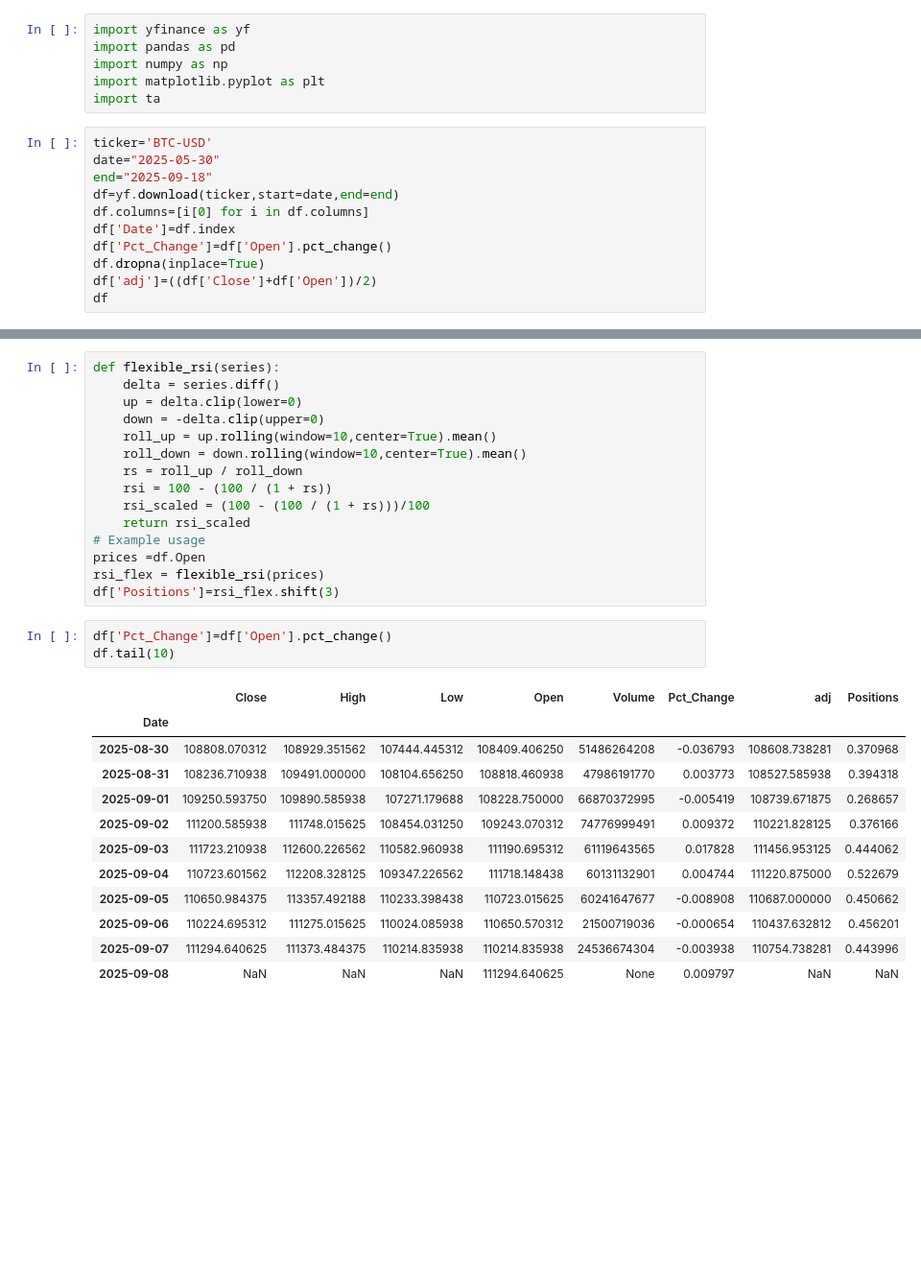
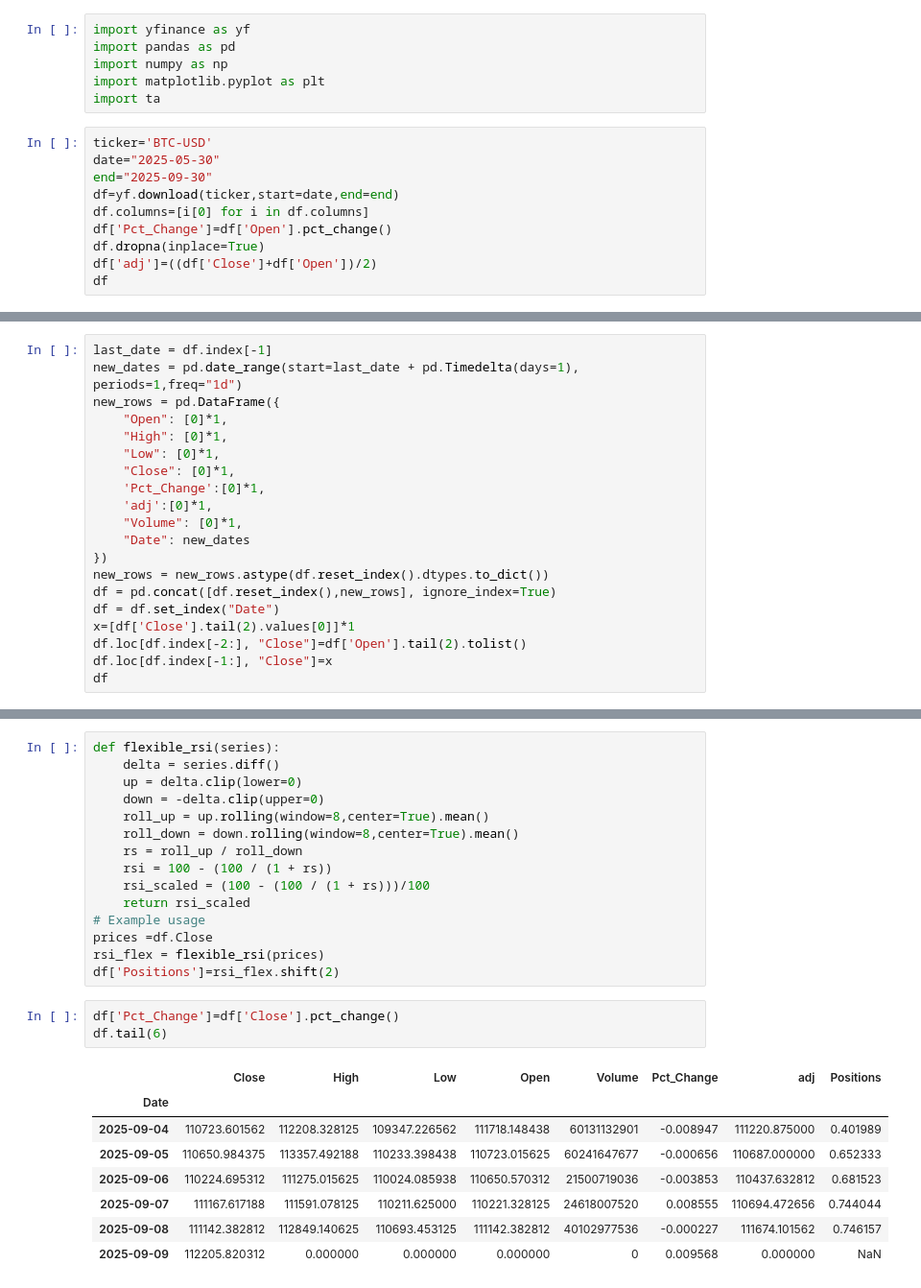
Before and after one commit to nafissaad/Tutorial1, a Jupyter notebook: Tutorial/My projects/My Portfolio/Untitled1.ipynb, the cells around one changed output, grey strips where cells are left out. Shown at 96% size. Cells and saved outputs as stored; diff of their text form; blank space fills up the shorter version.

```diff
--- a/Tutorial/My projects/My Portfolio/Untitled1.ipynb
+++ b/Tutorial/My projects/My Portfolio/Untitled1.ipynb
@@ -7,10 +7,9 @@ import ta
 # %%
 ticker='BTC-USD'
 date="2025-05-30"
-end="2025-09-18"
+end="2025-09-30"
 df=yf.download(ticker,start=date,end=end)
 df.columns=[i[0] for i in df.columns]
-df['Date']=df.index
 df['Pct_Change']=df['Open'].pct_change()
 df.dropna(inplace=True)
 df['adj']=((df['Close']+df['Open'])/2)
@@ -68,0 +33,20 @@ df
+# %%
+last_date = df.index[-1]
+new_dates = pd.date_range(start=last_date + pd.Timedelta(days=1), periods=1,freq="1d")
+new_rows = pd.DataFrame({
+    "Open": [0]*1,
+    "High": [0]*1,
+    "Low": [0]*1,
+    "Close": [0]*1,
+    'Pct_Change':[0]*1,
+    'adj':[0]*1,
+    "Volume": [0]*1,
+    "Date": new_dates
+})
+new_rows = new_rows.astype(df.reset_index().dtypes.to_dict())
+df = pd.concat([df.reset_index(),new_rows], ignore_index=True)
+df = df.set_index("Date")
+x=[df['Close'].tail(2).values[0]]*1
+df.loc[df.index[-2:], "Close"]=df['Open'].tail(2).tolist()
+df.loc[df.index[-1:], "Close"]=x
+df
@@ -71,31 +70,27 @@ def flexible_rsi(series):
     delta = series.diff()
     up = delta.clip(lower=0)
     down = -delta.clip(upper=0)
-    roll_up = up.rolling(window=10,center=True).mean()
-    roll_down = down.rolling(window=10,center=True).mean()
+    roll_up = up.rolling(window=8,center=True).mean()
+    roll_down = down.rolling(window=8,center=True).mean()
     rs = roll_up / roll_down
     rsi = 100 - (100 / (1 + rs))
     rsi_scaled = (100 - (100 / (1 + rs)))/100
     return rsi_scaled
 # Example usage
-prices =df.Open
+prices =df.Close
 rsi_flex = flexible_rsi(prices)
-df['Positions']=rsi_flex.shift(3)
+df['Positions']=rsi_flex.shift(2)
 # %%
-df['Pct_Change']=df['Open'].pct_change()
-df.tail(10)
+df['Pct_Change']=df['Close'].pct_change()
+df.tail(6)
 # %% [output]
 |  | Close | High | Low | Open | Volume | Pct_Change | adj | Positions |
 | Date |  |  |  |  |  |  |  |  |
-| 2025-08-30 | 108808.070312 | 108929.351562 | 107444.445312 | 108409.406250 | 51486264208 | -0.036793 | 108608.738281 | 0.370968 |
-| 2025-08-31 | 108236.710938 | 109491.000000 | 108104.656250 | 108818.460938 | 47986191770 | 0.003773 | 108527.585938 | 0.394318 |
-| 2025-09-01 | 109250.593750 | 109890.585938 | 107271.179688 | 108228.750000 | 66870372995 | -0.005419 | 108739.671875 | 0.268657 |
-| 2025-09-02 | 111200.585938 | 111748.015625 | 108454.031250 | 109243.070312 | 74776999491 | 0.009372 | 110221.828125 | 0.376166 |
-| 2025-09-03 | 111723.210938 | 112600.226562 | 110582.960938 | 111190.695312 | 61119643565 | 0.017828 | 111456.953125 | 0.444062 |
-| 2025-09-04 | 110723.601562 | 112208.328125 | 109347.226562 | 111718.148438 | 60131132901 | 0.004744 | 111220.875000 | 0.522679 |
-| 2025-09-05 | 110650.984375 | 113357.492188 | 110233.398438 | 110723.015625 | 60241647677 | -0.008908 | 110687.000000 | 0.450662 |
-| 2025-09-06 | 110224.695312 | 111275.015625 | 110024.085938 | 110650.570312 | 21500719036 | -0.000654 | 110437.632812 | 0.456201 |
-| 2025-09-07 | 111294.640625 | 111373.484375 | 110214.835938 | 110214.835938 | 24536674304 | -0.003938 | 110754.738281 | 0.443996 |
-| 2025-09-08 | NaN | NaN | NaN | 111294.640625 | None | 0.009797 | NaN | NaN |
+| 2025-09-04 | 110723.601562 | 112208.328125 | 109347.226562 | 111718.148438 | 60131132901 | -0.008947 | 111220.875000 | 0.401989 |
+| 2025-09-05 | 110650.984375 | 113357.492188 | 110233.398438 | 110723.015625 | 60241647677 | -0.000656 | 110687.000000 | 0.652333 |
+| 2025-09-06 | 110224.695312 | 111275.015625 | 110024.085938 | 110650.570312 | 21500719036 | -0.003853 | 110437.632812 | 0.681523 |
+| 2025-09-07 | 111167.617188 | 111591.078125 | 110211.625000 | 110221.328125 | 24618007520 | 0.008555 | 110694.472656 | 0.744044 |
+| 2025-09-08 | 111142.382812 | 112849.140625 | 110693.453125 | 111142.382812 | 40102977536 | -0.000227 | 111674.101562 | 0.746157 |
+| 2025-09-09 | 112205.820312 | 0.000000 | 0.000000 | 0.000000 | 0 | 0.009568 | 0.000000 | NaN |
 # %%
 (15.5*(1+df['Pct_Change']).cumprod()).plot()
```
Also changed, not shown: parts of 7 cells of this notebook.
